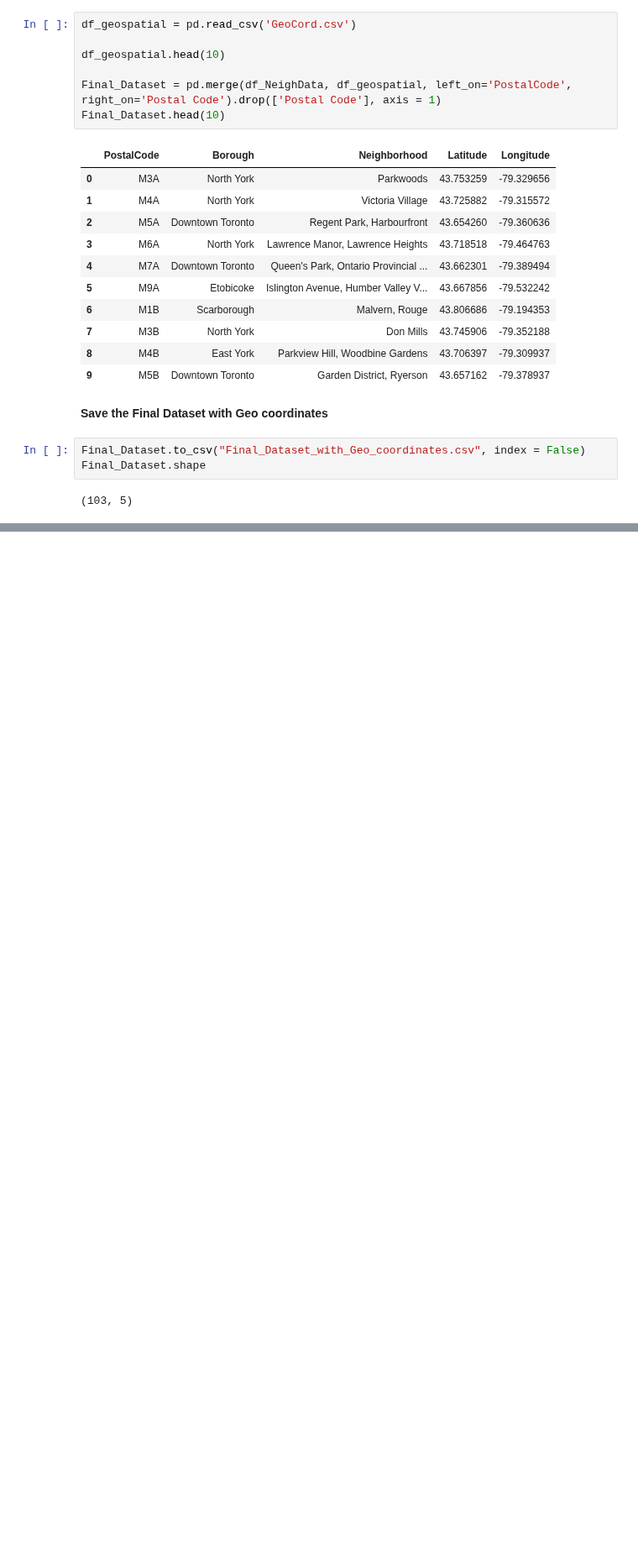
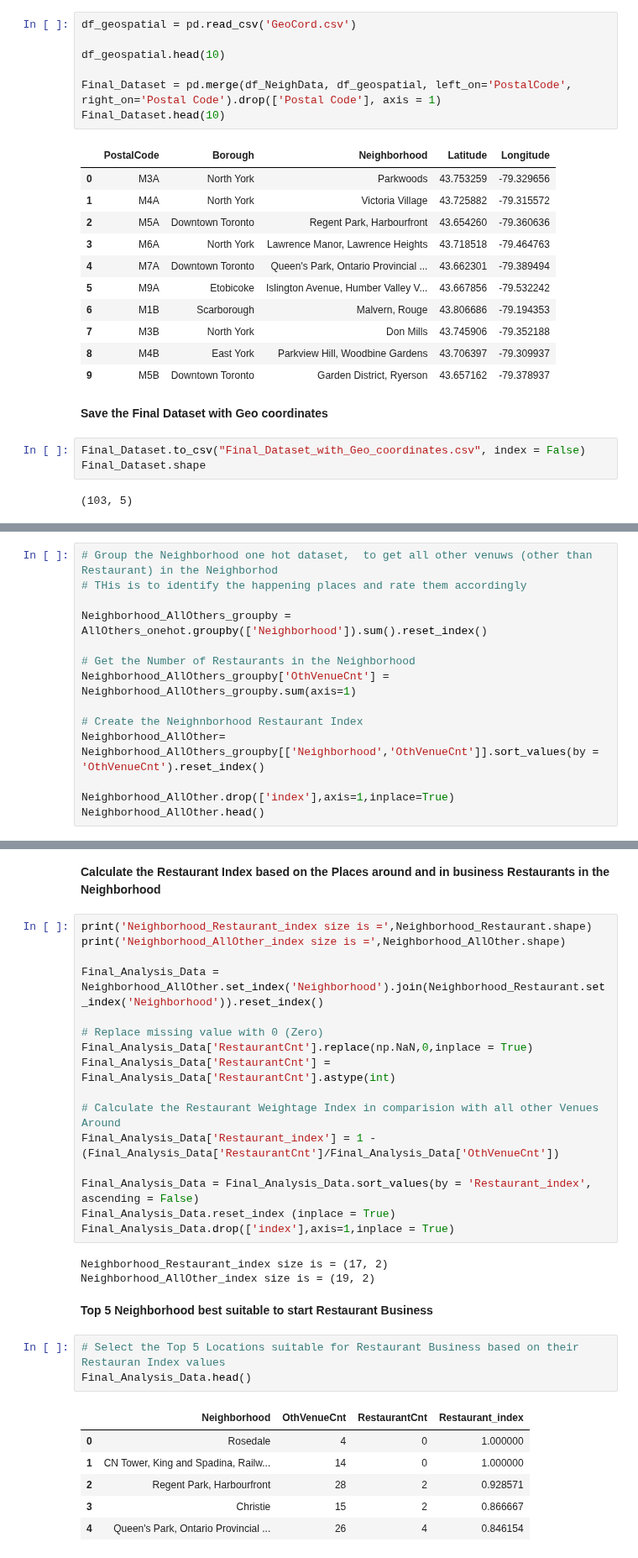
Before and after one commit to ManishShaw-94/Coursera_Capstone, a Jupyter notebook: Applied Data Science Capstone Project 3.ipynb, the cells around one changed output, grey strips where cells are left out. Shown at 84% size. Cells and saved outputs as stored; diff of their text form; blank space fills up the shorter version.

```diff
--- a/Applied Data Science Capstone Project 3.ipynb
+++ b/Applied Data Science Capstone Project 3.ipynb
@@ -262,0 +595,14 @@ Final_Dataset.shape
+# %%
+# Group the Neighborhood one hot dataset,  to get all other venuws (other than Restaurant) in the Neighborhod
+# THis is to identify the happening places and rate them accordingly
+
+Neighborhood_AllOthers_groupby = AllOthers_onehot.groupby(['Neighborhood']).sum().reset_index()
+
+# Get the Number of Restaurants in the Neighborhood
+Neighborhood_AllOthers_groupby['OthVenueCnt'] = Neighborhood_AllOthers_groupby.sum(axis=1)
+
+# Create the Neighnborhood Restaurant Index
+Neighborhood_AllOther= Neighborhood_AllOthers_groupby[['Neighborhood','OthVenueCnt']].sort_values(by = 'OthVenueCnt').reset_index()
+
+Neighborhood_AllOther.drop(['index'],axis=1,inplace=True)
+Neighborhood_AllOther.head()
@@ -262,0 +616,33 @@ Final_Dataset.shape
+# %% [markdown]
+<b>Calculate the Restaurant Index based on the Places around and in business Restaurants in the Neighborhood
+# %%
+print('Neighborhood_Restaurant_index size is =',Neighborhood_Restaurant.shape)
+print('Neighborhood_AllOther_index size is =',Neighborhood_AllOther.shape)
+
+Final_Analysis_Data = Neighborhood_AllOther.set_index('Neighborhood').join(Neighborhood_Restaurant.set_index('Neighborhood')).reset_index()
+
+# Replace missing value with 0 (Zero)
+Final_Analysis_Data['RestaurantCnt'].replace(np.NaN,0,inplace = True)
+Final_Analysis_Data['RestaurantCnt'] = Final_Analysis_Data['RestaurantCnt'].astype(int)
+
+# Calculate the Restaurant Weightage Index in comparision with all other Venues Around
+Final_Analysis_Data['Restaurant_index'] = 1 - (Final_Analysis_Data['RestaurantCnt']/Final_Analysis_Data['OthVenueCnt'])
+
+Final_Analysis_Data = Final_Analysis_Data.sort_values(by = 'Restaurant_index', ascending = False)
+Final_Analysis_Data.reset_index (inplace = True)
+Final_Analysis_Data.drop(['index'],axis=1,inplace = True)
+# %% [output]
+Neighborhood_Restaurant_index size is = (17, 2)
+Neighborhood_AllOther_index size is = (19, 2)
+# %% [markdown]
+<b>Top 5 Neighborhood best suitable to start Restaurant Business
+# %%
+# Select the Top 5 Locations suitable for Restaurant Business based on their Restauran Index values
+Final_Analysis_Data.head()
+# %% [output]
+|  | Neighborhood | OthVenueCnt | RestaurantCnt | Restaurant_index |
+| 0 | Rosedale | 4 | 0 | 1.000000 |
+| 1 | CN Tower, King and Spadina, Railw... | 14 | 0 | 1.000000 |
+| 2 | Regent Park, Harbourfront | 28 | 2 | 0.928571 |
+| 3 | Christie | 15 | 2 | 0.866667 |
+| 4 | Queen's Park, Ontario Provincial ... | 26 | 4 | 0.846154 |
```
Also changed, not shown: parts of 38 cells of this notebook.
